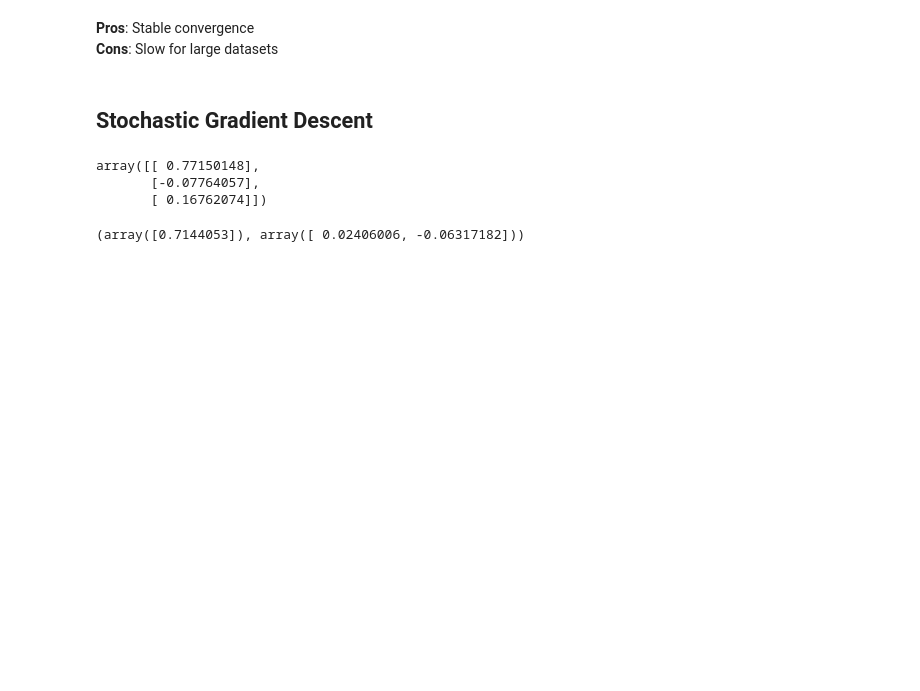
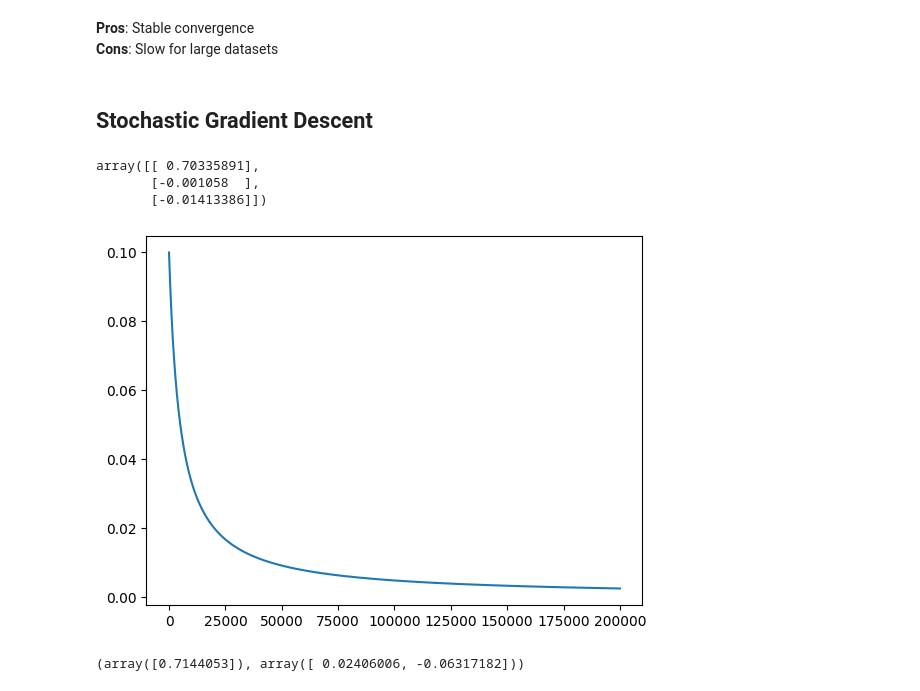
Before and after one commit to smammadl/ds_course, a Jupyter notebook: module3_ds/geron/02_07_linear_regression.ipynb, the cells around one changed output. Cells and saved outputs as stored; diff of their text form; code cells hidden in the pictures; blank space fills up the shorter version.

```diff
--- a/module3_ds/geron/02_07_linear_regression.ipynb
+++ b/module3_ds/geron/02_07_linear_regression.ipynb
@@ -279,7 +270,7 @@ array([[0.70236187]])
 ## Stochastic Gradient Descent
 # %%
 n_epochs = 100
-t0, t1 = 5, 50  # learning schedule hyperparameters
+t0, t1 = 500, 5000  # learning schedule hyperparameters
 
 def learning_schedule(t):
     return t0 / (t + t1)
@@ -299,9 +290,24 @@ for epoch in range(n_epochs):
 
 theta
 # %% [output]
-array([[ 0.77150148],
-       [-0.07764057],
-       [ 0.16762074]])
+array([[ 0.70335891],
+       [-0.001058  ],
+       [-0.01413386]])
+# %%
+def learning_schedule(t):
+    return 500 / (t + 5000)
+
+etas = []
+
+for epoch in range(n_epochs):
+	for iteration in range(m):
+		eta = learning_schedule(epoch*m + iteration)
+		etas.append(eta)
+
+plt.plot(np.arange(len(etas)), etas)
+plt.show()
+# %% [output]
+[figure, added]
 # %%
 from sklearn.linear_model import SGDRegressor
 
```
Also changed, not shown: parts of 4 cells of this notebook.
